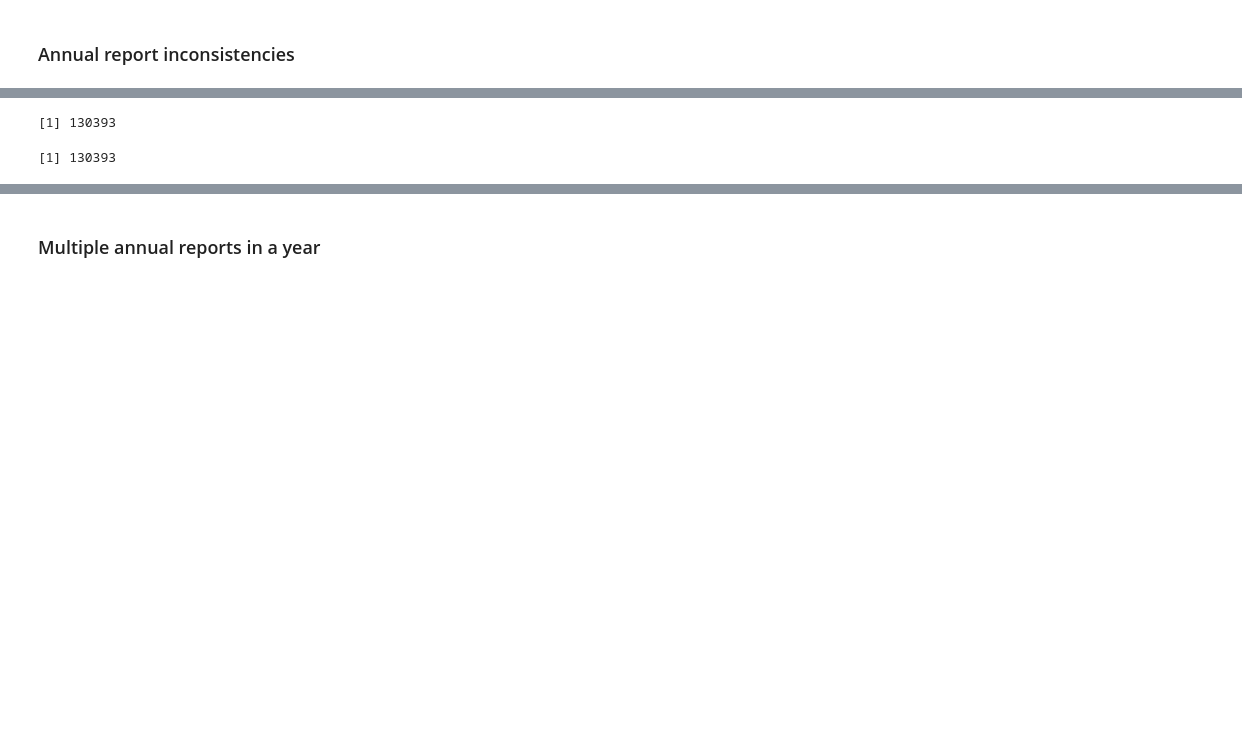
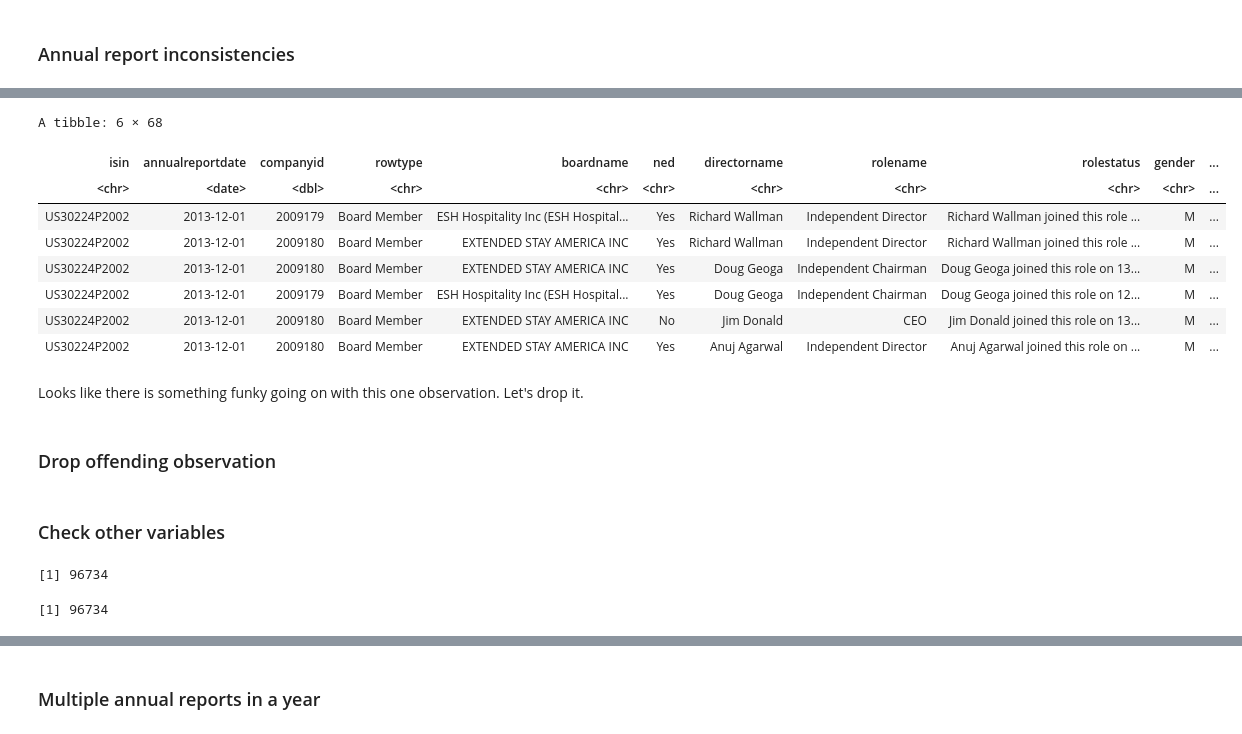
Before and after one commit to julianbarg/boardex, a Jupyter notebook: data_validation.ipynb, the cells around one changed output, grey strips where cells are left out. Drawn from its saved outputs; the diff is of its cells as text; code cells hidden in the pictures; blank space fills up the shorter version.

Commit message:
Preprocess and validate data for further cleaning.

```diff
--- a/data_validation.ipynb
+++ b/data_validation.ipynb
@@ -16,7 +16,7 @@ library(tidyverse)
 x dplyr::filter() masks stats::filter()
 x dplyr::lag()    masks stats::lag()
 # %%
-na_summary <- arrow::read_feather("data/na_summary.feather")
+na_summary <- arrow::read_feather("data/na_summary_preprocessed.feather")
 
 head(na_summary)
 # %% [output]
@@ -37,0 +53,19 @@ If there are no inconsistent, the number of unique entries should be the same, r
+# %%
+na_summary %>%
+    filter(isin == "US30224P2002" & annualreportdate == "2013-12-01") %>%
+    select(isin, annualreportdate, companyid, everything()) %>%
+    head()
+# %% [output]
+A tibble: 6 × 68
+| isin | annualreportdate | companyid | rowtype | boardname | ned | directorname | rolename | rolestatus | gender | ... |
+| <chr> | <date> | <dbl> | <chr> | <chr> | <chr> | <chr> | <chr> | <chr> | <chr> | ... |
+| US30224P2002 | 2013-12-01 | 2009179 | Board Member | ESH Hospitality Inc (ESH Hospital... | Yes | Richard Wallman | Independent Director | Richard Wallman joined this role ... | M | ... |
+| US30224P2002 | 2013-12-01 | 2009180 | Board Member | EXTENDED STAY AMERICA INC | Yes | Richard Wallman | Independent Director | Richard Wallman joined this role ... | M | ... |
+| US30224P2002 | 2013-12-01 | 2009180 | Board Member | EXTENDED STAY AMERICA INC | Yes | Doug Geoga | Independent Chairman | Doug Geoga joined this role on 13... | M | ... |
+| US30224P2002 | 2013-12-01 | 2009179 | Board Member | ESH Hospitality Inc (ESH Hospital... | Yes | Doug Geoga | Independent Chairman | Doug Geoga joined this role on 12... | M | ... |
+| US30224P2002 | 2013-12-01 | 2009180 | Board Member | EXTENDED STAY AMERICA INC | No | Jim Donald | CEO | Jim Donald joined this role on 13... | M | ... |
+| US30224P2002 | 2013-12-01 | 2009180 | Board Member | EXTENDED STAY AMERICA INC | Yes | Anuj Agarwal | Independent Director | Anuj Agarwal joined this role on ... | M | ... |
+# %% [markdown]
+Looks like there is something funky going on with this one observation. Let's drop it.
+# %% [markdown]
+### Drop offending observation
@@ -38,12 +74,15 @@ If there are no inconsistent, the number of unique entries should be the same, r
+# %% [markdown]
+### Check other variables
 # %%
 na_summary %>%
-    select(companyid, annualreportdate) %>%
+    select(isin, annualreportdate) %>%
     n_distinct()
 
 na_summary %>%
-    select(companyid, annualreportdate, numberdirectors, nationalitymix, genderratio, companyid) %>%
+    select(isin, annualreportdate, companyid, numberdirectors, nationalitymix, genderratio) %>%
+    group_by(isin, annualreportdate) %>%
     n_distinct()
 # %% [output]
-[1] 130393
+[1] 96734
-[1] 130393
+[1] 96734
 # %% [markdown]
```
Also changed, not shown: parts of 12 cells of this notebook, 2 other files.
